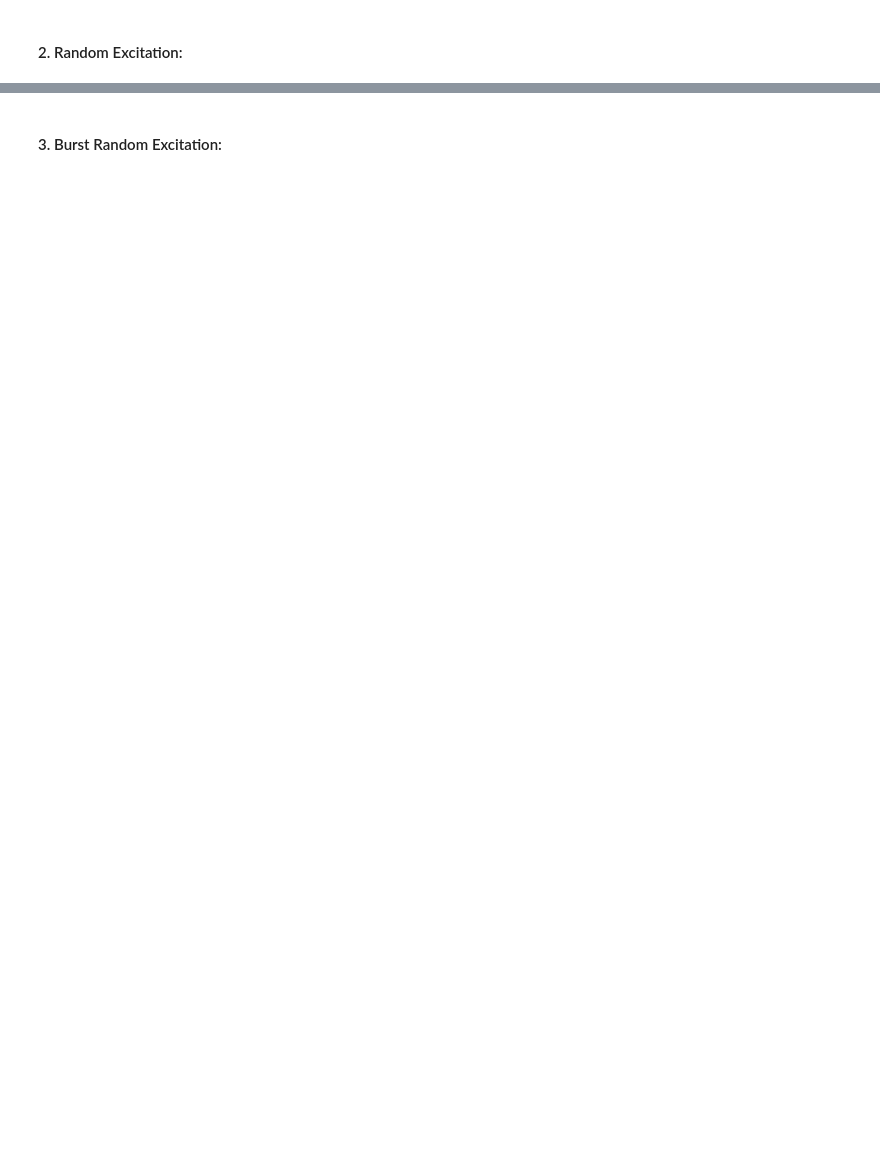
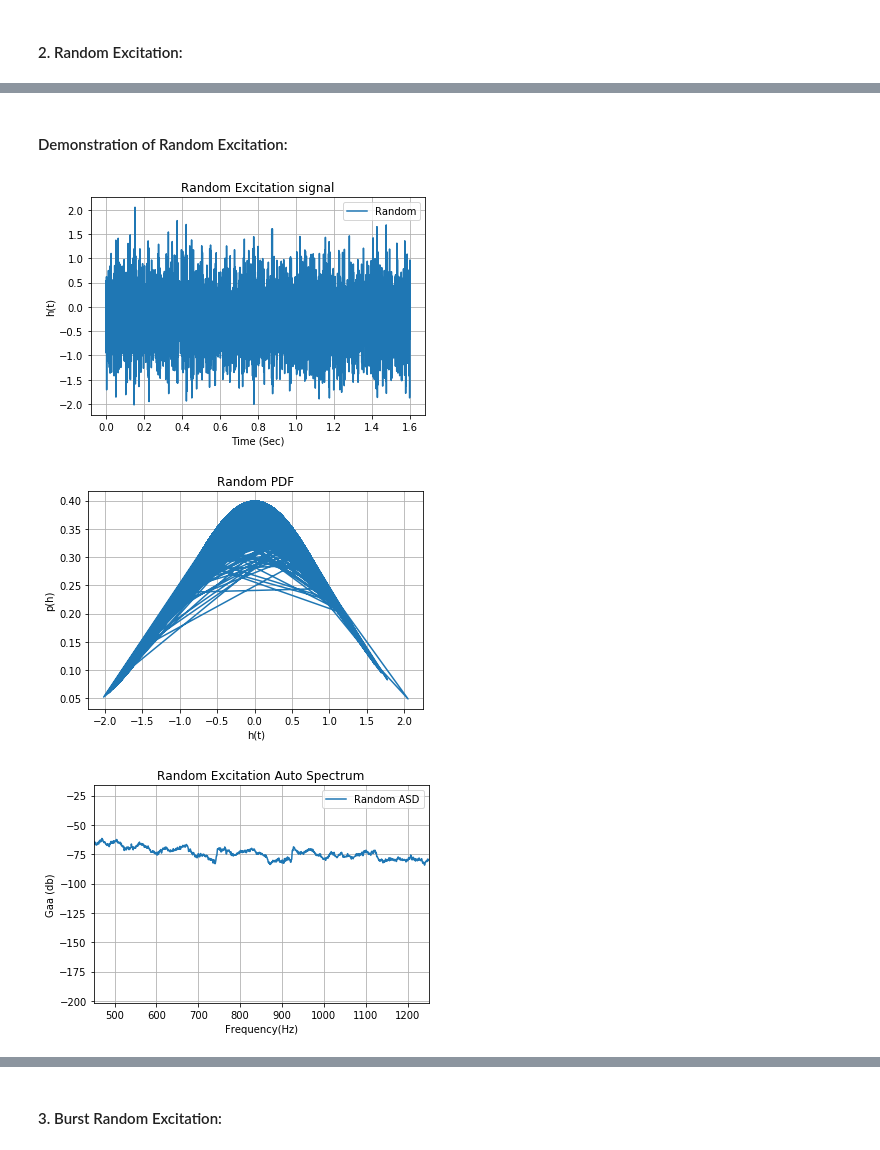
Before and after one commit to josephcslater/MAC_and_Modalupdating, a Jupyter notebook: MAC_JupyterNotebook/MACandModelCorrection.ipynb, the cells around one changed output, grey strips where cells are left out. Saved outputs shown, nothing was run; the diff lists cells and outputs as text; code cells hidden in the pictures; blank space fills up the shorter version.

```diff
--- a/MAC_JupyterNotebook/MACandModelCorrection.ipynb
+++ b/MAC_JupyterNotebook/MACandModelCorrection.ipynb
@@ -511 +590,45 @@ They have a robust design, can take beating for many years, and they come in dif
+# %% [markdown]
+#### Demonstration of Random Excitation:
+# %%
+from scipy.stats import norm
+%matplotlib inline
+mat_contents=sio.loadmat('SIMO/1.mat')
+
+Freq = mat_contents['Freq_domain']
+Gaa = mat_contents['PSD_chan_1']
+Gbb = mat_contents['PSD_chan_2']
+Time = mat_contents['Time_domain']
+Random = mat_contents['Time_chan_1']
+
+fig=plt.figure()
+plt.title('Random Excitation signal')
+plt.plot(Time, Random, label='Random')
+plt.xlabel('Time (Sec)')
+plt.ylabel('h(t)')
+plt.grid()
+plt.legend()
+plt.show()
+
+fig=plt.figure()
+plt.title('Random PDF')
+plt.plot(Random, norm.pdf(Random))
+plt.xlabel('h(t)')
+plt.ylabel('p(h)')
+plt.grid()
+plt.show()
+
+
+fig=plt.figure()
+plt.title('Random Excitation Auto Spectrum')
+plt.plot(Freq, 20*np.log10(Gaa), label='Random ASD')
+plt.xlabel('Frequency(Hz)')
+plt.ylabel('Gaa (db)')
+plt.grid()
+plt.xlim(xmax=1250, xmin=450)
+plt.legend()
+plt.show()
+# %% [output]
+[figure, added]
+[figure, added]
+[figure, added]
 # %% [markdown]
```
Also changed, not shown: parts of 30 cells of this notebook, 9 other files.
